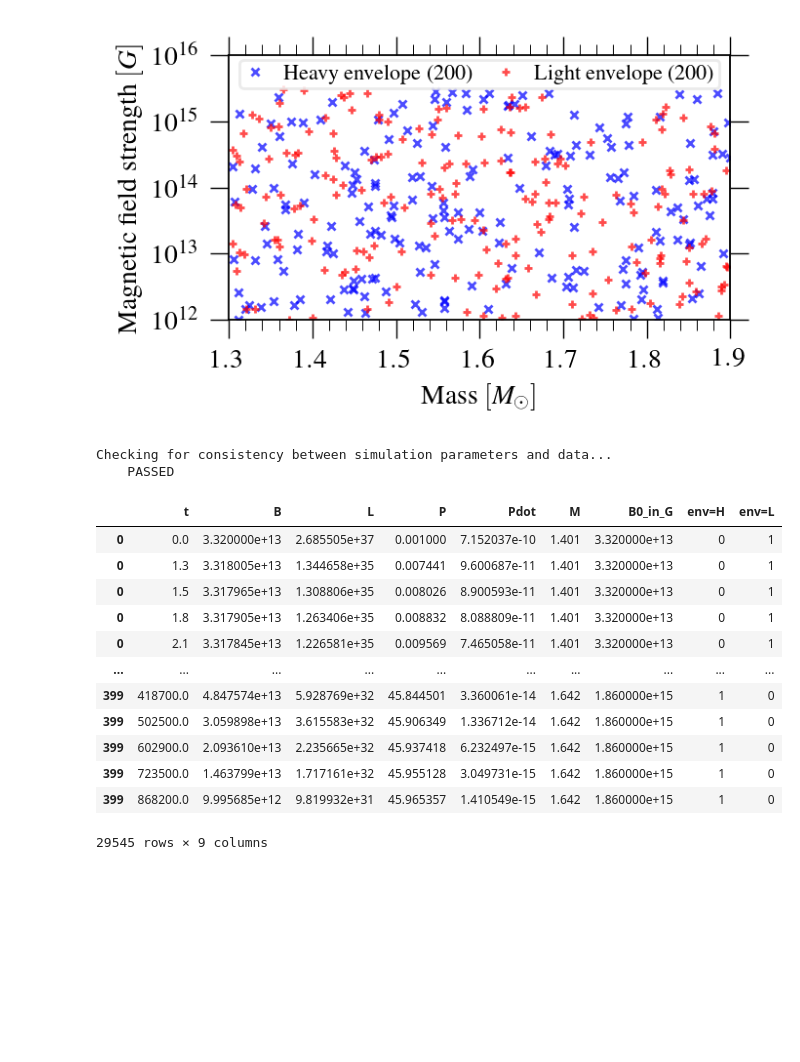
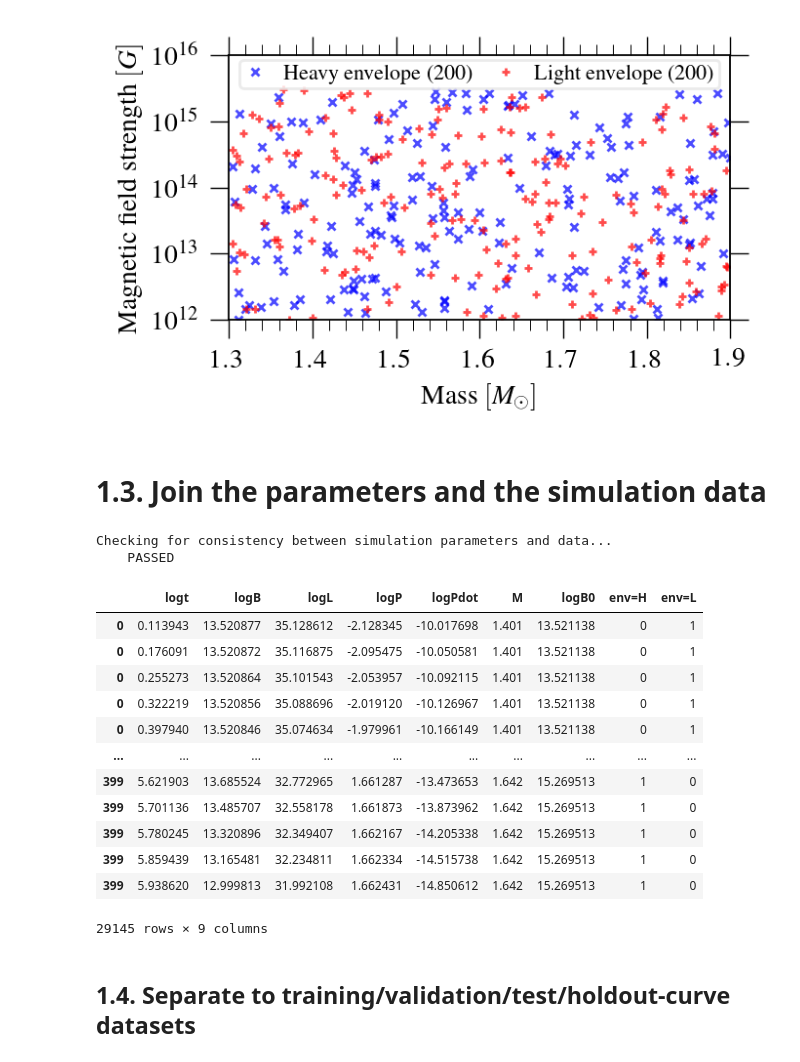
Before and after one commit to ice-csic-astroexotic/neural-ns-predictor, a Jupyter notebook: scripts/inspect_and_split_data.ipynb, the cells around one changed output. Cells and saved outputs as stored; diff of their text form; code cells hidden in the pictures; blank space fills up the shorter version.

Commit message:
Finished the inspection and split notebook

```diff
--- a/scripts/inspect_data.ipynb
+++ b/scripts/inspect_and_split_data.ipynb
@@ -1,27 +1,32 @@
 # %%
-%load_ext autoreload
-%autoreload 2
+# %load_ext autoreload
+# %autoreload 2
 
 
 import os
 import numpy as np
 import pandas as pd
+from tqdm.notebook import tqdm
 import matplotlib.pyplot as plt
+from sklearn.model_selection import train_test_split
 from neuralns.utils import (read_simulation_parameters,
                             save_figure, read_csv_data, make_onehot)
 
 # Apply matplotlib style
 plt.style.use('./astrostyle.mplstyle')
 
+
 INPUT_FOLDER = "../../data/2025_06_09/"
 SIMPARAMS_PATH = "../../data/*.csv"
 FIGURES_PATH = "../../figures/"
+DATASETS_FOLDER = "../../data/datasets/"
+
 
 SIMPARAMS_EXCLUDE_COLS = [
     "I[gcm^2]", "run", "dat_format", "csv_format", "R[km]", "Pc"]
 
 SIMPARAMS_RENAME_COLS = {
-    "M_in_Msun": "M", "B_in_G": "B0_in_G", "envelope": "env"}
+    "M_in_Msun": "M", "B_in_G": "B0", "envelope": "env"}
 
 SIMDATA_RENAME_COLS = {  # TODO: use P_fill/Pdot_fill or _vac or _vacObs??? Chi[rad]?
     't[yr]': 't',
@@ -38,6 +43,12 @@ SIMDATA_RENAME_COLS = {  # TODO: use P_fill/Pdot_fill or _vac or _vacObs??? Chi[
     'etor': None,
     'btorAvg': None,
 }
+
+
+COLUMNS_IN_LOG = ["t", "B", "B0", "L", "P", "Pdot"]
+
+
+RANDOM_SEED = 31337
 # %% [markdown]
 ## 1.1. Read simulation parameters and data
 # %%
@@ -89,9 +101,9 @@ plot_simulation_parameters(
     save_path=os.path.join(FIGURES_PATH, "simulation_parameters.pdf"))
 # %% [output]
 [figure]
+# %% [markdown]
+# 1.3. Join the parameters and the simulation data
 # %%
-from tqdm.notebook import tqdm
-
 def consistency_check():
     """Check consistency between simulation parameters and data."""
     data_indices = set(csv_data.keys())
@@ -109,45 +121,58 @@ def consistency_check():
             print(f"    Simulations in data but not in parameters: {miss_tab}")
 
 
 def join_params_and_data():
     """Join simulation parameters with CSV data."""
     joined_data = None
     data_indices = set(csv_data.keys())
 
     for index in tqdm(data_indices, desc="Joining parameters and data"):
         data = csv_data[index].copy()
         params = simparams.loc[index]
         for param_name, param_value in params.items():
             data[param_name] = param_value
         data.index = [index] * len(data)
         joined_data = pd.concat([joined_data, data], ignore_index=False)
 
+    # Convert columns to log scale if necessary, and rename columns
+
+    # ...remove columns with non-positive time
+    joined_data = joined_data[joined_data["t"] > 0]
+    # ...now convert to log scale and rename columns
+    for col in COLUMNS_IN_LOG:
+        if col not in joined_data.columns:
+            raise ValueError(f"Column '{col}' not found in joined data.")
+        joined_data[col] = np.log10(joined_data[col])
+        joined_data.rename(columns={col: "log" + col}, inplace=True)
+
     return joined_data
 
 
 def preprocess_data():
     """Join simulation parameters with CSV data, and make one-hot encoding."""
     consistency_check()
     joined_data = join_params_and_data()
     joined_data = make_onehot(joined_data, categorical_cols=["env"])
     return joined_data
 
 
-all_data = preprocess_data()
-all_data
+full_data = preprocess_data()
+full_data
 # %% [output]
 Checking for consistency between simulation parameters and data...
     PASSED
-|  | t | B | L | P | Pdot | M | B0_in_G | env=H | env=L |
-| 0 | 0.0 | 3.320000e+13 | 2.685505e+37 | 0.001000 | 7.152037e-10 | 1.401 | 3.320000e+13 | 0 | 1 |
-| 0 | 1.3 | 3.318005e+13 | 1.344658e+35 | 0.007441 | 9.600687e-11 | 1.401 | 3.320000e+13 | 0 | 1 |
-| 0 | 1.5 | 3.317965e+13 | 1.308806e+35 | 0.008026 | 8.900593e-11 | 1.401 | 3.320000e+13 | 0 | 1 |
-| 0 | 1.8 | 3.317905e+13 | 1.263406e+35 | 0.008832 | 8.088809e-11 | 1.401 | 3.320000e+13 | 0 | 1 |
-| 0 | 2.1 | 3.317845e+13 | 1.226581e+35 | 0.009569 | 7.465058e-11 | 1.401 | 3.320000e+13 | 0 | 1 |
+|  | logt | logB | logL | logP | logPdot | M | logB0 | env=H | env=L |
+| 0 | 0.113943 | 13.520877 | 35.128612 | -2.128345 | -10.017698 | 1.401 | 13.521138 | 0 | 1 |
+| 0 | 0.176091 | 13.520872 | 35.116875 | -2.095475 | -10.050581 | 1.401 | 13.521138 | 0 | 1 |
+| 0 | 0.255273 | 13.520864 | 35.101543 | -2.053957 | -10.092115 | 1.401 | 13.521138 | 0 | 1 |
+| 0 | 0.322219 | 13.520856 | 35.088696 | -2.019120 | -10.126967 | 1.401 | 13.521138 | 0 | 1 |
+| 0 | 0.397940 | 13.520846 | 35.074634 | -1.979961 | -10.166149 | 1.401 | 13.521138 | 0 | 1 |
 | ... | ... | ... | ... | ... | ... | ... | ... | ... | ... |
-| 399 | 418700.0 | 4.847574e+13 | 5.928769e+32 | 45.844501 | 3.360061e-14 | 1.642 | 1.860000e+15 | 1 | 0 |
-| 399 | 502500.0 | 3.059898e+13 | 3.615583e+32 | 45.906349 | 1.336712e-14 | 1.642 | 1.860000e+15 | 1 | 0 |
-| 399 | 602900.0 | 2.093610e+13 | 2.235665e+32 | 45.937418 | 6.232497e-15 | 1.642 | 1.860000e+15 | 1 | 0 |
-| 399 | 723500.0 | 1.463799e+13 | 1.717161e+32 | 45.955128 | 3.049731e-15 | 1.642 | 1.860000e+15 | 1 | 0 |
-| 399 | 868200.0 | 9.995685e+12 | 9.819932e+31 | 45.965357 | 1.410549e-15 | 1.642 | 1.860000e+15 | 1 | 0 |
+| 399 | 5.621903 | 13.685524 | 32.772965 | 1.661287 | -13.473653 | 1.642 | 15.269513 | 1 | 0 |
+| 399 | 5.701136 | 13.485707 | 32.558178 | 1.661873 | -13.873962 | 1.642 | 15.269513 | 1 | 0 |
+| 399 | 5.780245 | 13.320896 | 32.349407 | 1.662167 | -14.205338 | 1.642 | 15.269513 | 1 | 0 |
+| 399 | 5.859439 | 13.165481 | 32.234811 | 1.662334 | -14.515738 | 1.642 | 15.269513 | 1 | 0 |
+| 399 | 5.938620 | 12.999813 | 31.992108 | 1.662431 | -14.850612 | 1.642 | 15.269513 | 1 | 0 |
-29545 rows × 9 columns
+29145 rows × 9 columns
+# %% [markdown]
+## 1.4. Separate to training/validation/test/holdout-curve datasets
```
Also changed, not shown: parts of 5 cells of this notebook.
